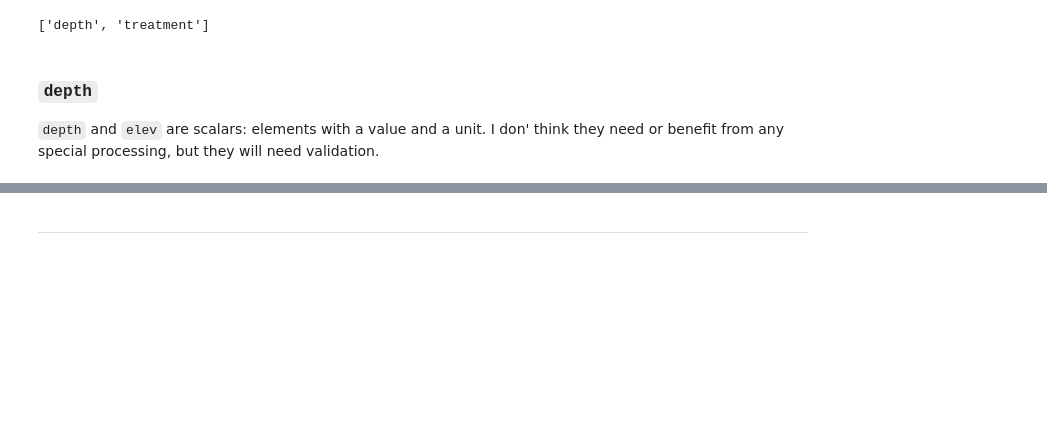
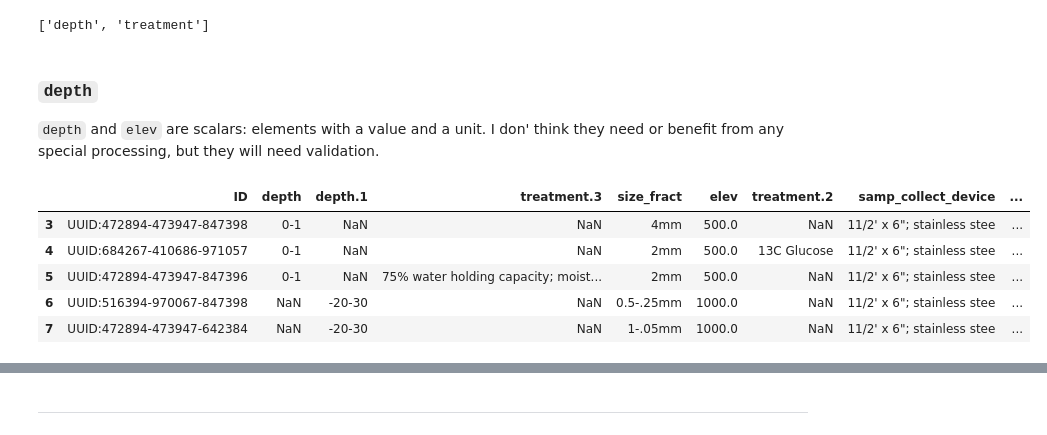
Before and after one commit to microbiomedata/nmdc-metadata, a Jupyter notebook: notebooks/nmdc_metadata_issue_375_prototype.ipynb, the cells around one changed output, grey strips where cells are left out. Saved outputs shown, nothing was run; the diff lists cells and outputs as text; code cells hidden in the pictures; blank space fills up the shorter version.

```diff
--- a/notebooks/nmdc_metadata_issue_375_prototype.ipynb
+++ b/notebooks/nmdc_metadata_issue_375_prototype.ipynb
@@ -1153,3 +1155,12 @@ unique_dupes
 ### `depth`
 
 `depth` and `elev` are scalars: elements with a value and a unit. I don' think they need or benefit from any special processing, but they will need validation.
+# %%
+blue_content
+# %% [output]
+|  | ID | depth | depth.1 | treatment.3 | size_fract | elev | treatment.2 | samp_collect_device | ... |
+| 3 | UUID:472894-473947-847398 | 0-1 | NaN | NaN | 4mm | 500.0 | NaN | 11/2' x 6"; stainless stee | ... |
+| 4 | UUID:684267-410686-971057 | 0-1 | NaN | NaN | 2mm | 500.0 | 13C Glucose | 11/2' x 6"; stainless stee | ... |
+| 5 | UUID:472894-473947-847396 | 0-1 | NaN | 75% water holding capacity; moist... | 2mm | 500.0 | NaN | 11/2' x 6"; stainless stee | ... |
+| 6 | UUID:516394-970067-847398 | NaN | -20-30 | NaN | 0.5-.25mm | 1000.0 | NaN | 11/2' x 6"; stainless stee | ... |
+| 7 | UUID:472894-473947-642384 | NaN | -20-30 | NaN | 1-.05mm | 1000.0 | NaN | 11/2' x 6"; stainless stee | ... |
```
Also changed, not shown: parts of 8 cells of this notebook, 3 other files.
